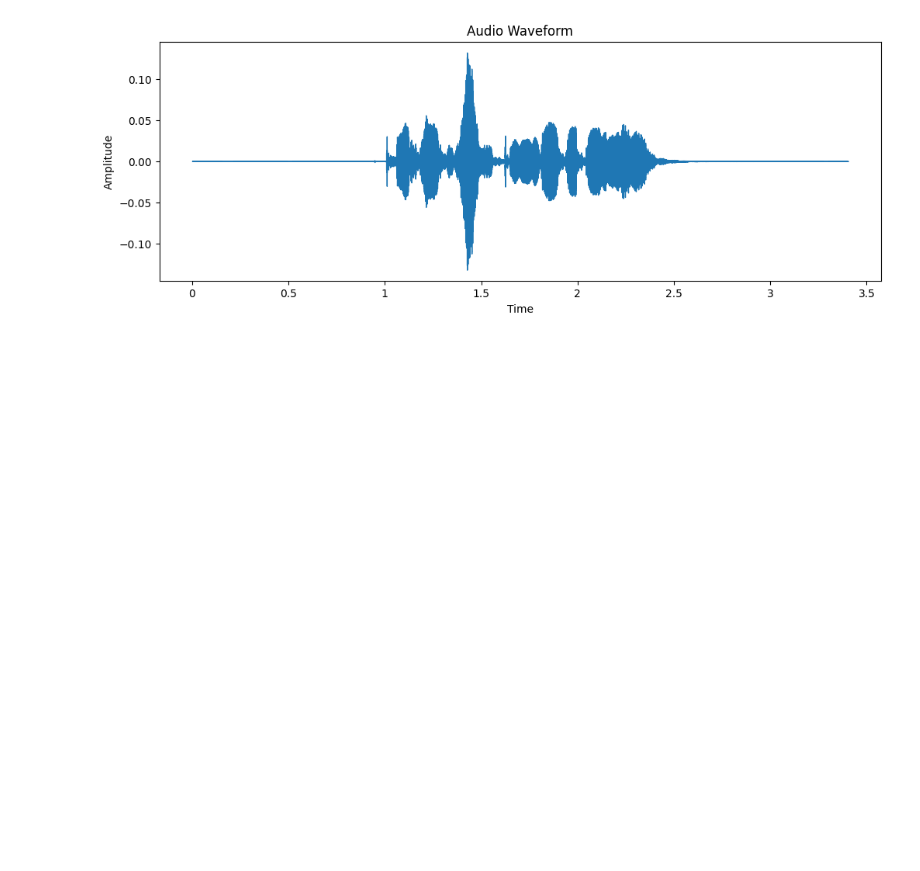
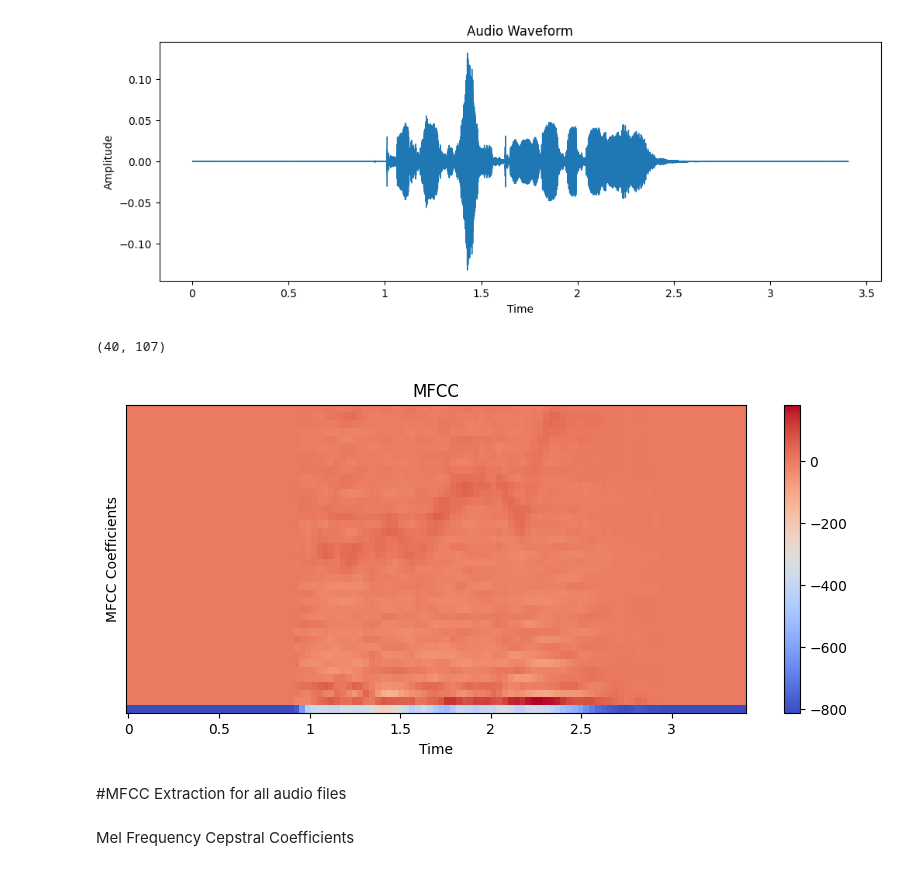
Before and after one commit to salih-salu/Speech_Emotion_Recognition_using_AudioFiles, a Jupyter notebook: Speech_Emotion_Recognition.ipynb, the cells around one changed output. Cells and saved outputs as stored; diff of their text form; code cells hidden in the pictures; blank space fills up the shorter version.

```diff
--- a/Speech_Emotion_Recognition.ipynb
+++ b/Speech_Emotion_Recognition.ipynb
@@ -188,3 +188,33 @@ plt.ylabel("Amplitude")
 plt.show()
 # %% [output]
 [figure]
+# %%
+mfcc = librosa.feature.mfcc(
+    y=audio,
+    sr=sample_rate,
+    n_mfcc=40
+)
+
+print(mfcc.shape)
+# %% [output]
+(40, 107)
+# %%
+plt.figure(figsize=(10, 4))
+
+librosa.display.specshow(
+    mfcc,
+    x_axis="time",
+    sr=sample_rate
+)
+
+plt.colorbar()
+plt.title("MFCC")
+plt.ylabel("MFCC Coefficients")
+plt.xlabel("Time")
+plt.show()
+# %% [output]
+[figure, added]
+# %% [markdown]
+#MFCC Extraction for all audio files
+# %% [markdown]
+Mel Frequency Cepstral Coefficients
```
Also changed, not shown: parts of 1 cell of this notebook.
